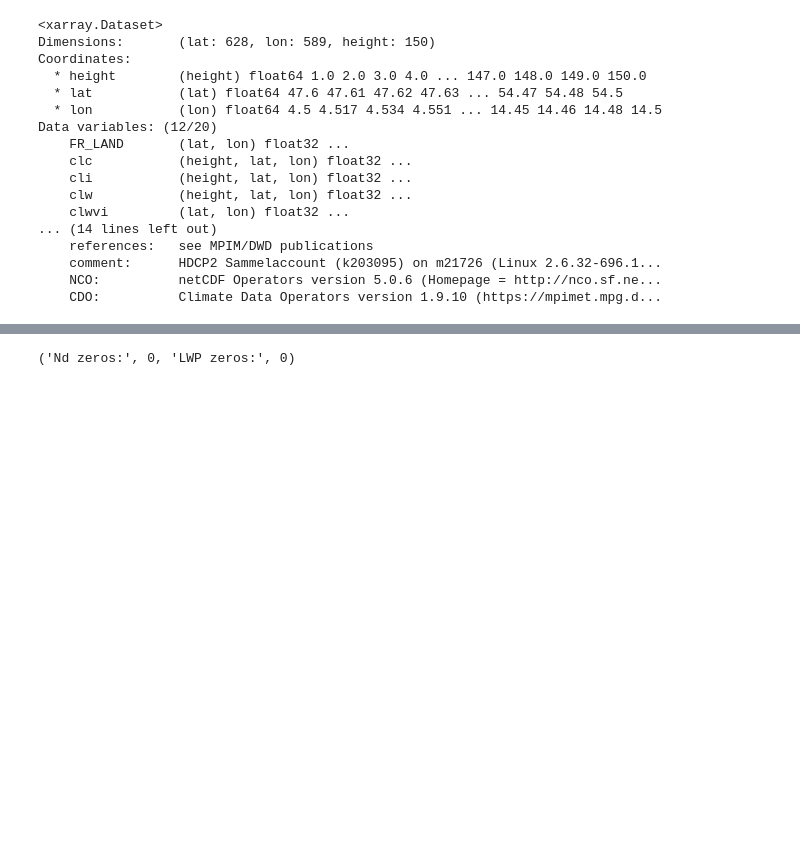
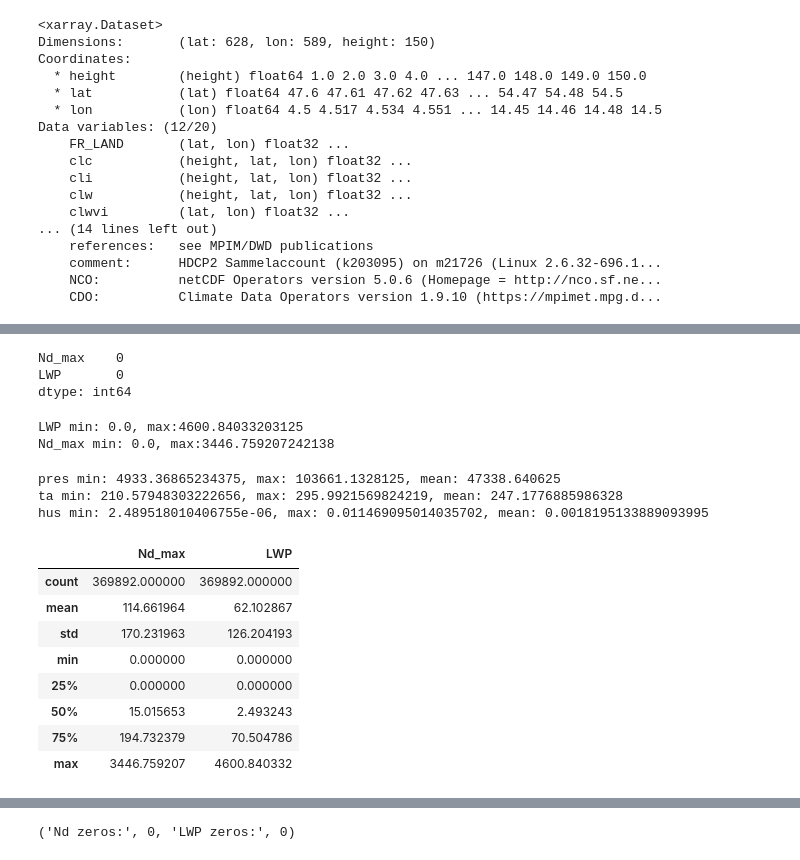
Before and after one commit to jesseniagonzalezv/ICON_RTTOV, a Jupyter notebook: code_test/Untitled.ipynb, the cells around one changed output, grey strips where cells are left out. Drawn from its saved outputs; the diff is of its cells as text; code cells hidden in the pictures; blank space fills up the shorter version.

```diff
--- a/code_test/Untitled.ipynb
+++ b/code_test/Untitled.ipynb
@@ -137,0 +126,38 @@ df_1d.head()
+# %%
+count_nan_in_df = pd.DataFrame(df_1d).isnull().sum()
+print (count_nan_in_df)  #can i used 0 in the lwp and nd?
+#
+# %% [output]
+Nd_max    0
+LWP       0
+dtype: int64
+# %%
+print("LWP min: {}, max: {}".format(ds["lwp"].values.min(), np.max(ds["lwp"].values)))
+print("Nd_max min: {}, max: {}".format(ds["Nd_max"].values.min(), np.max(ds["Nd_max"].values)))
+# %% [output]
+LWP min: 0.0, max:4600.84033203125
+Nd_max min: 0.0, max:3446.759207242138
+# %%
+print("pres min: {}, max: {}, mean: {}".format(ds["pres"].values.min(), np.max(ds["pres"].values), ds["pres"].values.mean()))
+print("ta min: {}, max: {}, mean: {}".format(ds["ta"].values.min(), np.max(ds["ta"].values),ds["ta"].values.mean()))
+print("hus min: {}, max: {}, mean: {}".format(ds["hus"].values.min(), np.max(ds["hus"].values), ds["hus"].values.mean()))
+# %% [output]
+pres min: 4933.36865234375, max: 103661.1328125, mean: 47338.640625
+ta min: 210.57948303222656, max: 295.9921569824219, mean: 247.1776885986328
+hus min: 2.489518010406755e-06, max: 0.011469095014035702, mean: 0.0018195133889093995
+# %%
+df_1d = pd.DataFrame({  #falta normalizar
+    "Nd_max" : ds.Nd_max.values.flatten(),
+    "LWP" : ds["lwp"].values.flatten() })
+
+df_1d.describe()
+# %% [output]
+|  | Nd_max | LWP |
+| count | 369892.000000 | 369892.000000 |
+| mean | 114.661964 | 62.102867 |
+| std | 170.231963 | 126.204193 |
+| min | 0.000000 | 0.000000 |
+| 25% | 0.000000 | 0.000000 |
+| 50% | 15.015653 | 2.493243 |
+| 75% | 194.732379 | 70.504786 |
+| max | 3446.759207 | 4600.840332 |
```
Also changed, not shown: parts of 23 cells of this notebook, 5 other files.
